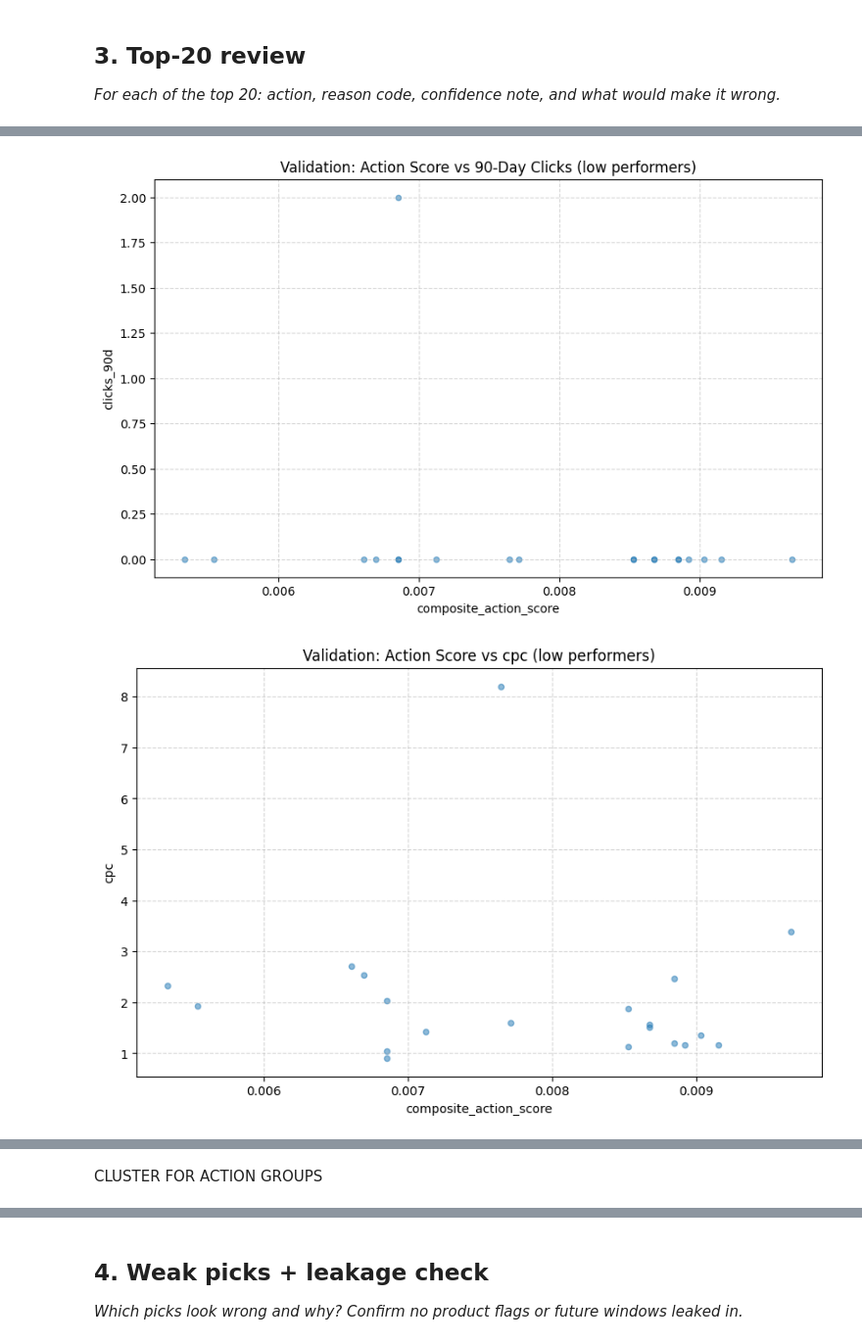
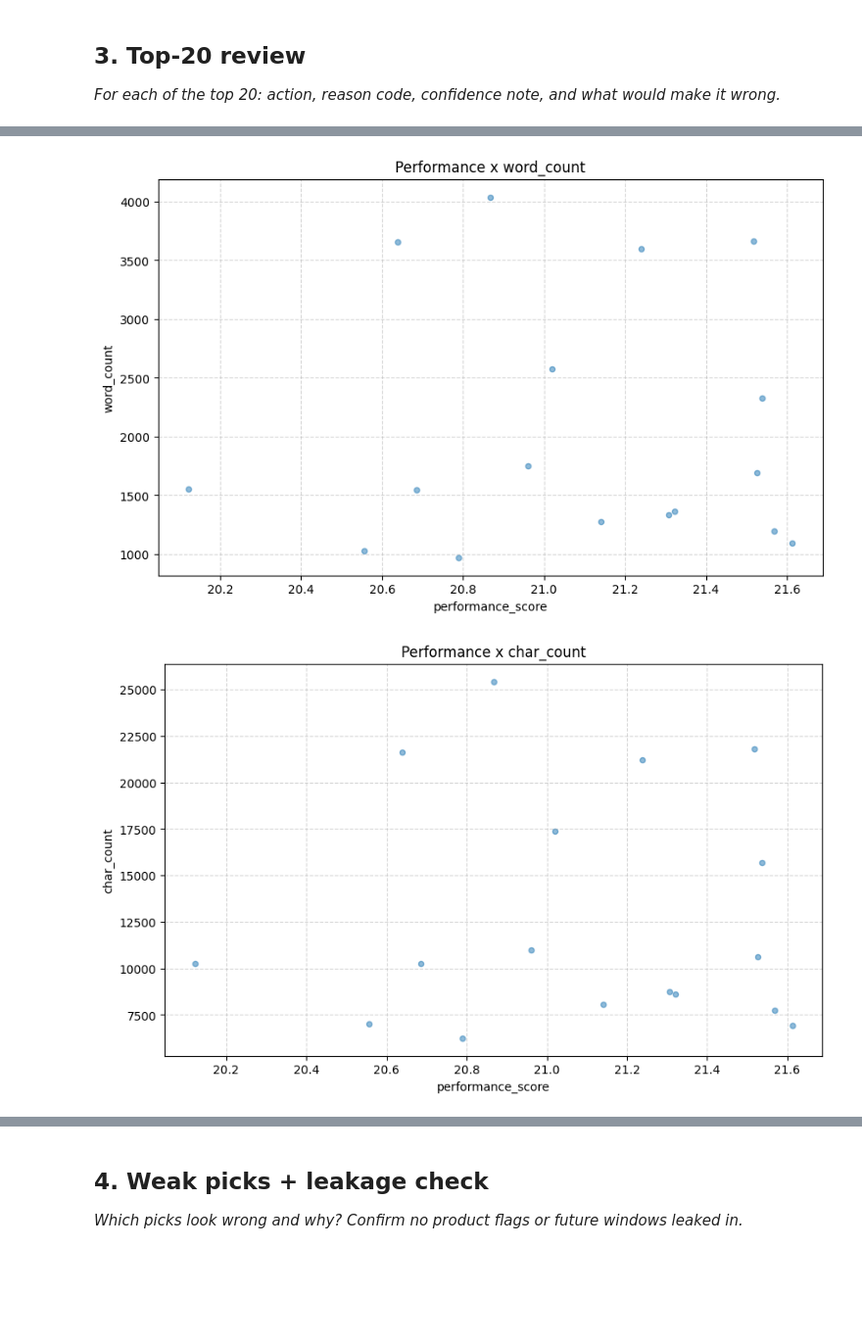
Before and after one commit to Maryam-Shile/flyrank_ml_internship, a Jupyter notebook: work/notebooks/w04_baseline_score.ipynb, the cells around one changed output, grey strips where cells are left out. Shown at 98% size. Drawn from its saved outputs; the diff is of its cells as text; code cells hidden in the pictures; blank space fills up the shorter version.

```diff
--- a/work/notebooks/w04_baseline_score.ipynb
+++ b/work/notebooks/w04_baseline_score.ipynb
@@ -333,0 +159,2 @@ df.head()
+# %%
+down = final_sorted[final_sorted['trend_direction'] == 'down'].tail(20).copy()
@@ -334,15 +165,17 @@ df.head()
 # %%
-ax = df.plot(
+for i in num_cols:
+  ax = down.plot(
     kind="scatter",
-    x="composite_action_score",
-    y="cpc",
+    x="performance_score",
+    y=i,
     alpha=0.5,  # Makes overlapping points transparent so you can see density
-    title="Validation: Action Score vs 90-Day Clicks",
+    title= f"Performance x {i}",
     figsize=(10, 6),
 )
 
-# Use log scale if high-volume outliers compress your chart
-
-plt.grid(True, linestyle="--", alpha=0.5)
-plt.show()
+  # Use log scale if high-volume outliers compress your chart
+  plt.grid(True, linestyle="--", alpha=0.5)
+  plt.show()
+  print ('')
+  print('')
 # %% [output]
@@ -352,40 +209,20 @@ df_sorted = df.sort_values(by="composite_action_score", ascending=False)
 # %%
-down = df_sorted.tail(20).copy()
-
-
-# down['clicks_90d'] = down['clicks_90d'].fillna(0)
-# down['cpc'] = down['cpc'].fillna(0)
-
-ax = down.plot(
+content_loop = ['word_count', 'char_count', 'content_age_days', 'days_since_last_update']
+for i in content_loop:
+  ax = down.plot(
     kind="scatter",
-    x="composite_action_score",
-    y="clicks_90d",
+    x="performance_score",
+    y=i,
     alpha=0.5,  # Makes overlapping points transparent so you can see density
-    title="Validation: Action Score vs 90-Day Clicks (low performers)",
+    title= f"Performance x {i}",
     figsize=(10, 6),
 )
 
-# Use log scale if high-volume outliers compress your chart
-
-plt.grid(True, linestyle="--", alpha=0.5)
-plt.show()
-
-print('')
-print('')
-
-ax = down.plot(
-    kind="scatter",
-    x="composite_action_score",
-    y="cpc",
-    alpha=0.5,  # Makes overlapping points transparent so you can see density
-    title="Validation: Action Score vs cpc (low performers)",
-    figsize=(10, 6),
-)
-
-# Use log scale if high-volume outliers compress your chart
-
-plt.grid(True, linestyle="--", alpha=0.5)
-plt.show()
+  # Use log scale if high-volume outliers compress your chart
+  plt.grid(True, linestyle="--", alpha=0.5)
+  plt.show()
+  print ('')
+  print('')
 # %% [output]
-[figure, old version]
+[figure, new version]
-[figure, old version]
+[figure, new version]
@@ -392,2 +230,0 @@ plt.show()
-# %% [markdown]
-CLUSTER FOR ACTION GROUPS
```
Also changed, not shown: parts of 43 cells of this notebook.
